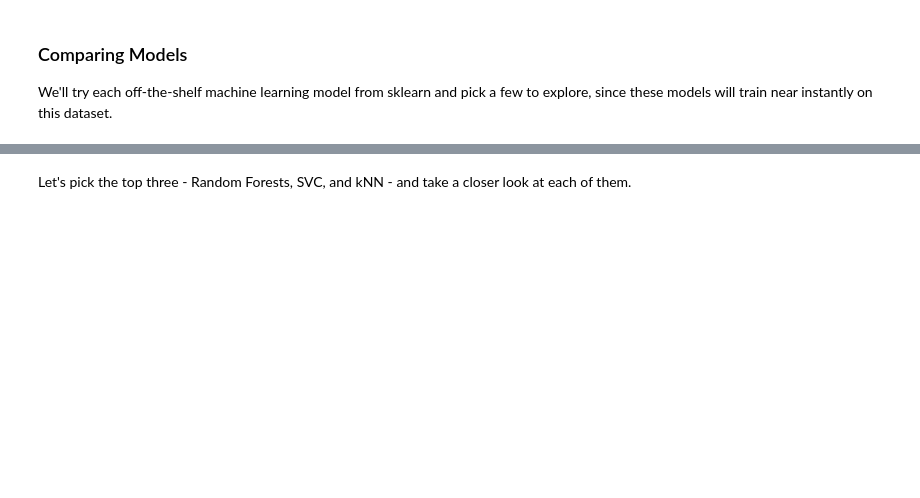
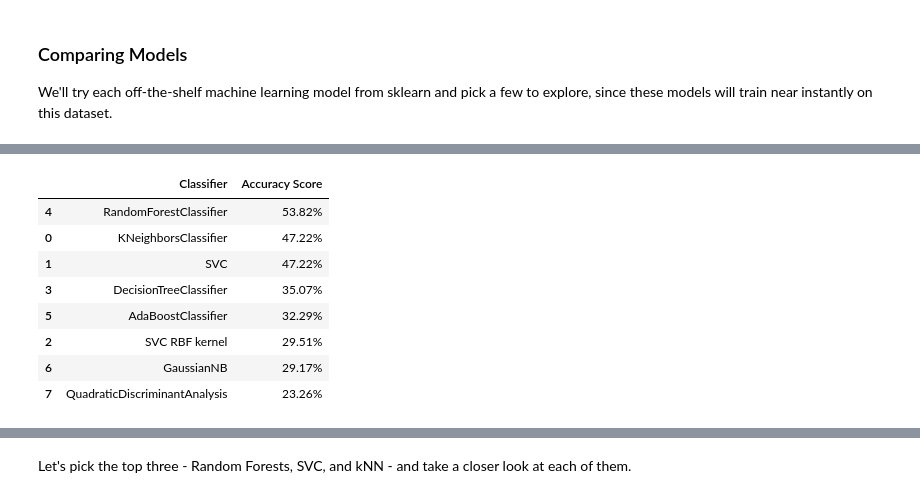
Before and after one commit to Ninavo15/Week3-ClassicML, a Jupyter notebook: Week_3_MachineLearning.ipynb, the cells around one changed output, grey strips where cells are left out. Cells and saved outputs as stored; diff of their text form; code cells hidden in the pictures; blank space fills up the shorter version.

```diff
--- a/Week_3_MachineLearning.ipynb
+++ b/Week_3_MachineLearning.ipynb
@@ -552,3 +552,54 @@ scores_df.sort_values(by='Accuracy Score',axis=0,ascending=False)
 | 5 | AdaBoostClassifier | 32.29% |
 | 6 | GaussianNB | 29.86% |
 | 7 | QuadraticDiscriminantAnalysis | 19.10% |
+# %%
+from sklearn.neighbors import KNeighborsClassifier
+from sklearn.svm import SVC
+from sklearn.tree import DecisionTreeClassifier
+from sklearn.ensemble import RandomForestClassifier, AdaBoostClassifier
+from sklearn.naive_bayes import GaussianNB
+from sklearn.discriminant_analysis import QuadraticDiscriminantAnalysis
+from sklearn.model_selection import train_test_split
+import pandas as pd
+
+############# Unscaled test/train set #############
+X_train, X_test, y_train, y_test = train_test_split(
+    features,
+    emotions,
+    test_size=0.2,
+    random_state=42
+)
+
+classification_models = [
+    KNeighborsClassifier(),  # default k=5
+    SVC(kernel='linear'),
+    SVC(kernel='rbf'),
+    DecisionTreeClassifier(),
+    RandomForestClassifier(),
+    AdaBoostClassifier(),
+    GaussianNB(),
+    QuadraticDiscriminantAnalysis()
+]
+
+scores = []
+for model in classification_models:
+    model.fit(X_train, y_train)                # unscaled train set
+    score = model.score(X_test, y_test)        # unscaled test set
+    model_name = type(model).__name__
+    if model_name == 'SVC' and model.kernel == 'rbf':
+        model_name += ' RBF kernel'
+    scores.append((model_name, f'{100*score:.2f}%'))
+
+# Make it pretty
+scores_df = pd.DataFrame(scores, columns=['Classifier', 'Accuracy Score'])
+scores_df.sort_values(by='Accuracy Score', ascending=False)
+# %% [output]
+|  | Classifier | Accuracy Score |
+| 4 | RandomForestClassifier | 53.82% |
+| 0 | KNeighborsClassifier | 47.22% |
+| 1 | SVC | 47.22% |
+| 3 | DecisionTreeClassifier | 35.07% |
+| 5 | AdaBoostClassifier | 32.29% |
+| 2 | SVC RBF kernel | 29.51% |
+| 6 | GaussianNB | 29.17% |
+| 7 | QuadraticDiscriminantAnalysis | 23.26% |
```
Also changed, not shown: parts of 8 cells of this notebook.
